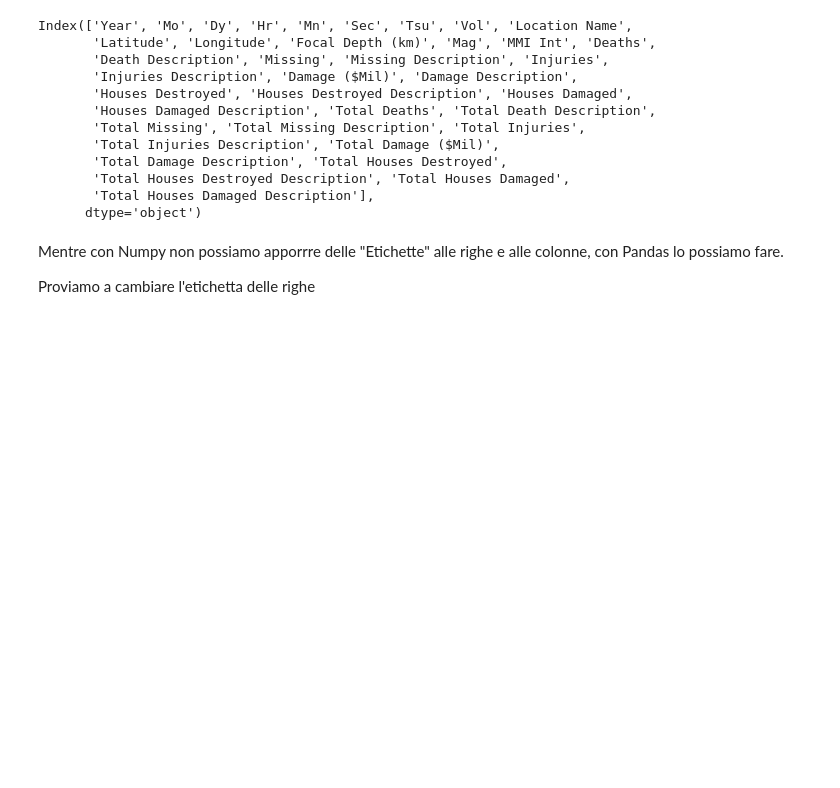
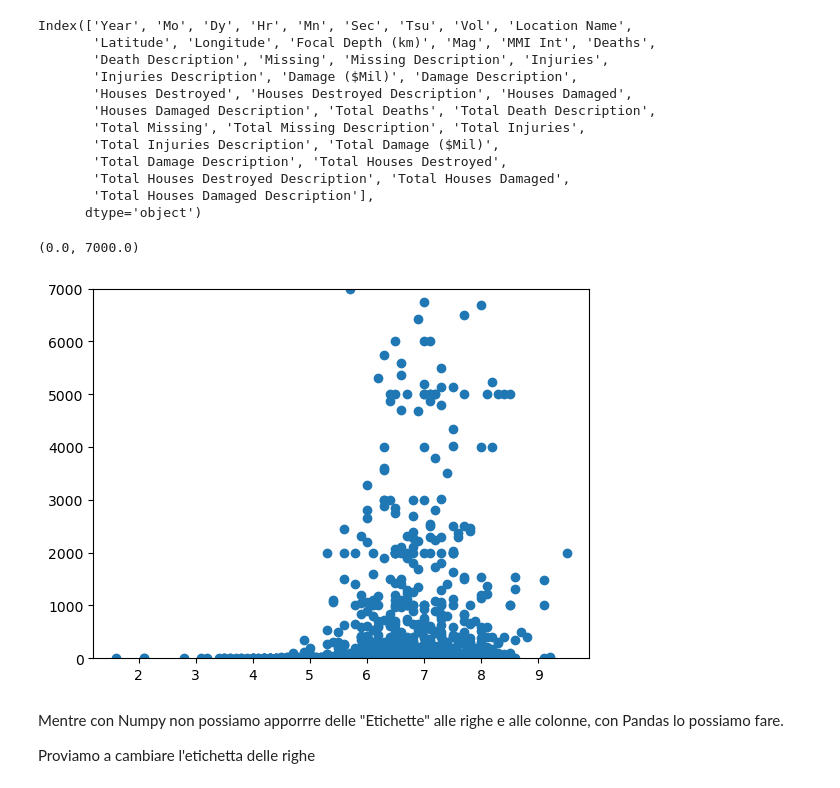
Before and after one commit to pal-dev-labs/Artificial-Intelligence-with-Python, a Jupyter notebook: 5-Pandas-part1.ipynb, the cells around one changed output. Cells and saved outputs as stored; diff of their text form; code cells hidden in the pictures; blank space fills up the shorter version.

```diff
--- a/5-Pandas-part1.ipynb
+++ b/5-Pandas-part1.ipynb
@@ -99,6 +99,15 @@ Index(['Year', 'Mo', 'Dy', 'Hr', 'Mn', 'Sec', 'Tsu', 'Vol', 'Location Name',
        'Total Houses Destroyed Description', 'Total Houses Damaged',
        'Total Houses Damaged Description'],
       dtype='object')
+# %%
+aa = df[['Mag', 'Deaths']]
+aa.fillna(0)
+import matplotlib.pyplot as plt
+plt.plot(aa['Mag'],aa['Deaths'],'o')
+plt.ylim(0,7000)
+# %% [output]
+(0.0, 7000.0)
+[figure, added]
 # %% [markdown]
 Mentre con Numpy non possiamo apporrre delle "Etichette" alle righe e alle colonne, con Pandas lo possiamo fare.
 
```
Also changed, not shown: 6 other files.
